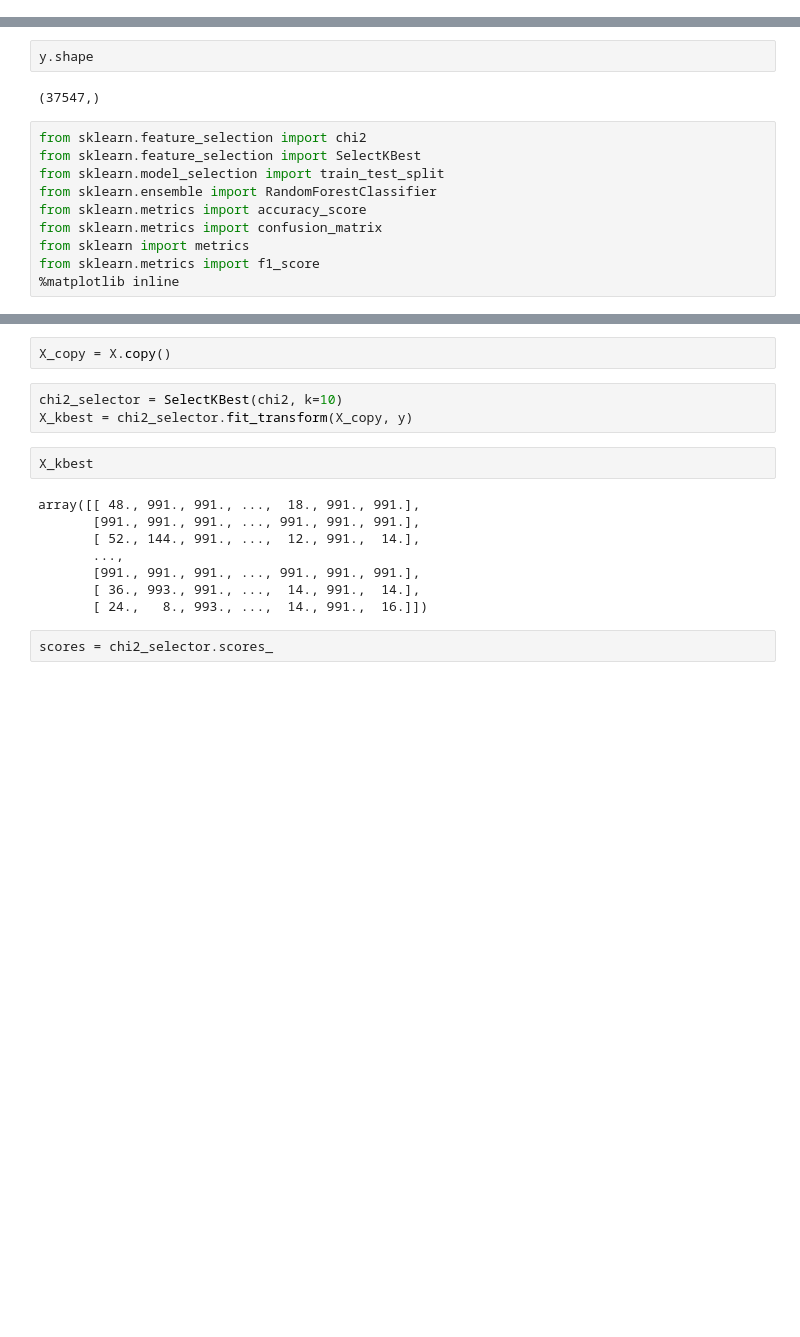
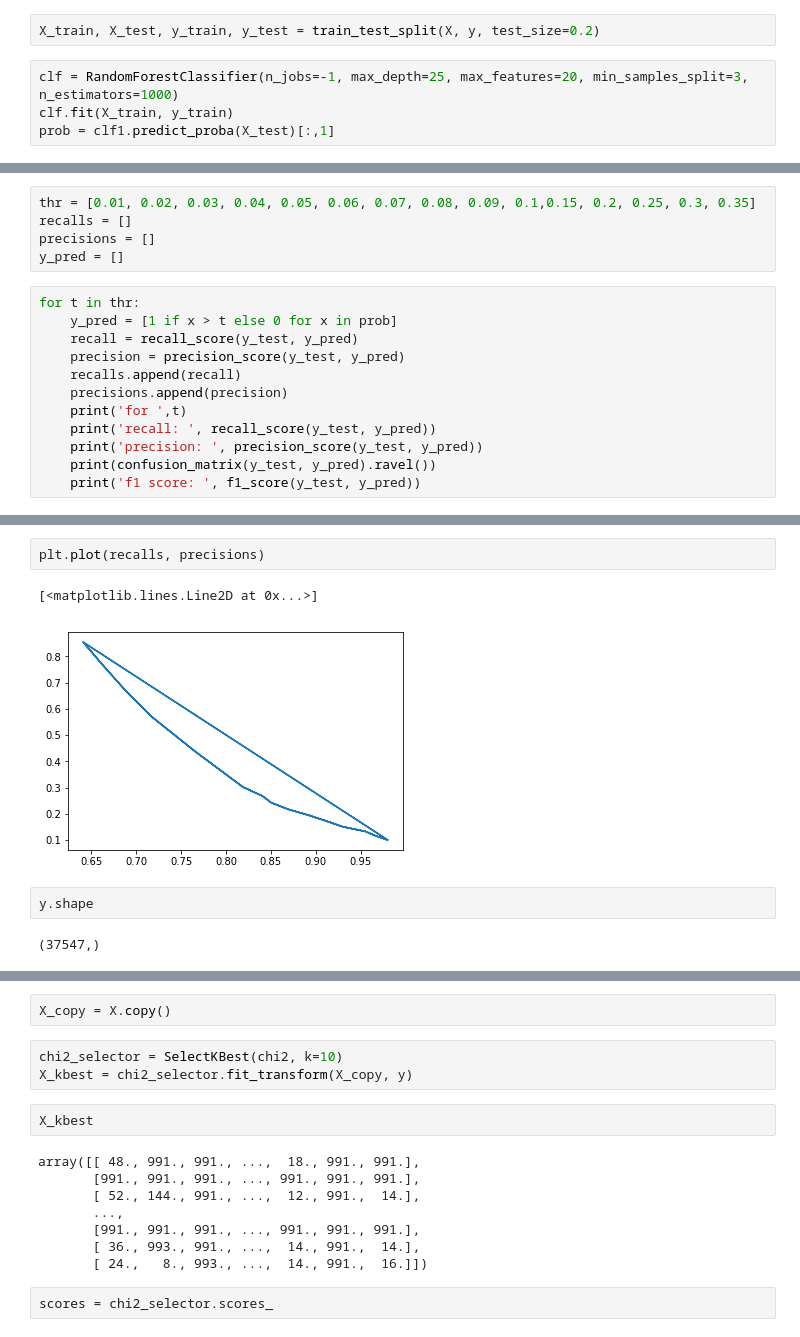
Before and after one commit to ShakedShalem/drug-analysis, a Jupyter notebook: Pipeline.ipynb, the cells around one changed output, grey strips where cells are left out. Saved outputs shown, nothing was run; the diff lists cells and outputs as text; blank space fills up the shorter version.

```diff
--- a/Pipeline.ipynb
+++ b/Pipeline.ipynb
@@ -13,0 +47,6 @@ X.shape
+# %%
+X_train, X_test, y_train, y_test = train_test_split(X, y, test_size=0.2)
+# %%
+clf = RandomForestClassifier(n_jobs=-1, max_depth=25, max_features=20, min_samples_split=3, n_estimators=1000)
+clf.fit(X_train, y_train)
+prob = clf1.predict_proba(X_test)[:,1]
@@ -13,0 +62,17 @@ X.shape
+# %%
+thr = [0.01, 0.02, 0.03, 0.04, 0.05, 0.06, 0.07, 0.08, 0.09, 0.1,0.15, 0.2, 0.25, 0.3, 0.35]
+recalls = []
+precisions = []
+y_pred = []
+# %%
+for t in thr:
+    y_pred = [1 if x > t else 0 for x in prob]
+    recall = recall_score(y_test, y_pred)
+    precision = precision_score(y_test, y_pred)
+    recalls.append(recall)
+    precisions.append(precision)
+    print('for ',t)
+    print('recall: ', recall_score(y_test, y_pred))
+    print('precision: ', precision_score(y_test, y_pred))
+    print(confusion_matrix(y_test, y_pred).ravel())
+    print('f1 score: ', f1_score(y_test, y_pred))
@@ -14,14 +97,9 @@ X.shape
+# %%
+plt.plot(recalls, precisions)
+# %% [output]
+[<matplotlib.lines.Line2D at 0x...>]
+[figure, added]
 # %%
 y.shape
 # %% [output]
 (37547,)
-# %%
-from sklearn.feature_selection import chi2
-from sklearn.feature_selection import SelectKBest
-from sklearn.model_selection import train_test_split
-from sklearn.ensemble import RandomForestClassifier
-from sklearn.metrics import accuracy_score
-from sklearn.metrics import confusion_matrix
-from sklearn import metrics
-from sklearn.metrics import f1_score
-%matplotlib inline
```
Also changed, not shown: parts of 75 cells of this notebook.
